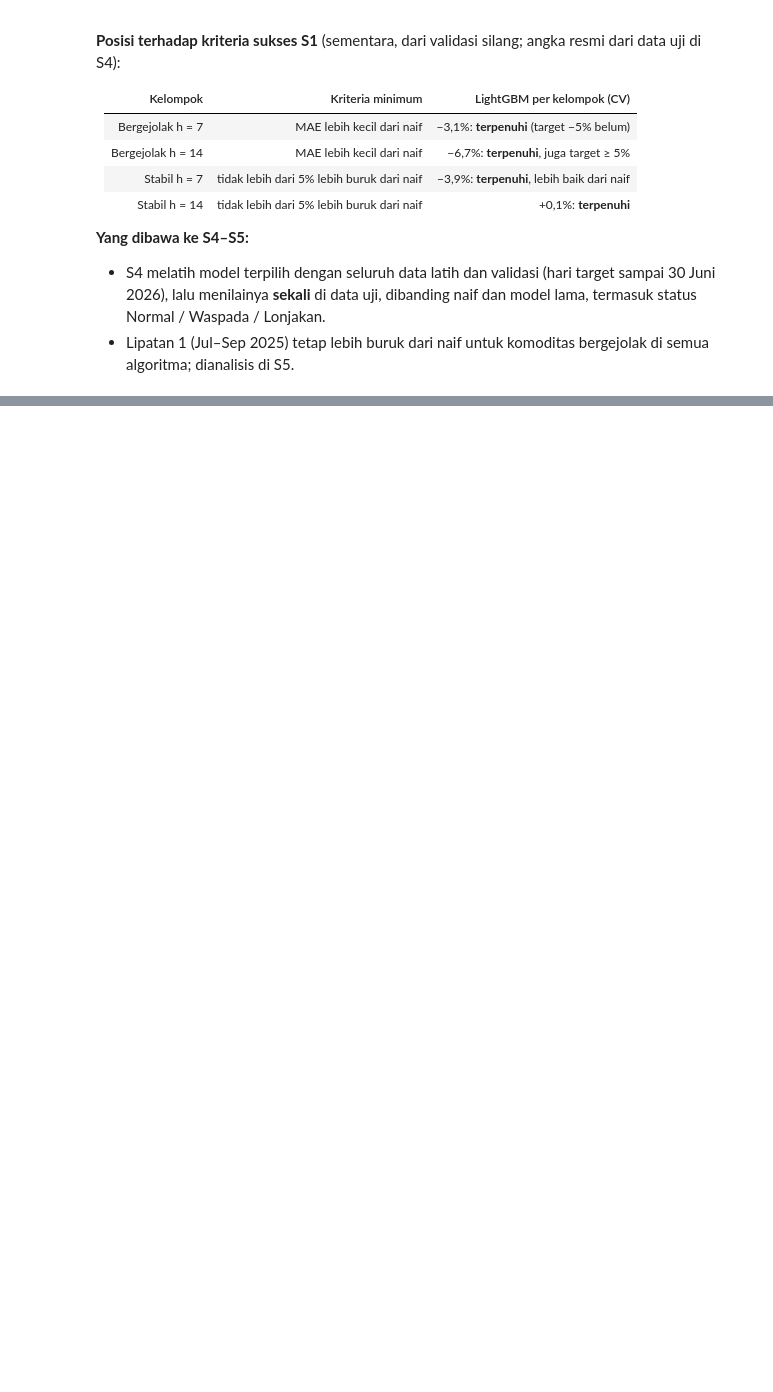
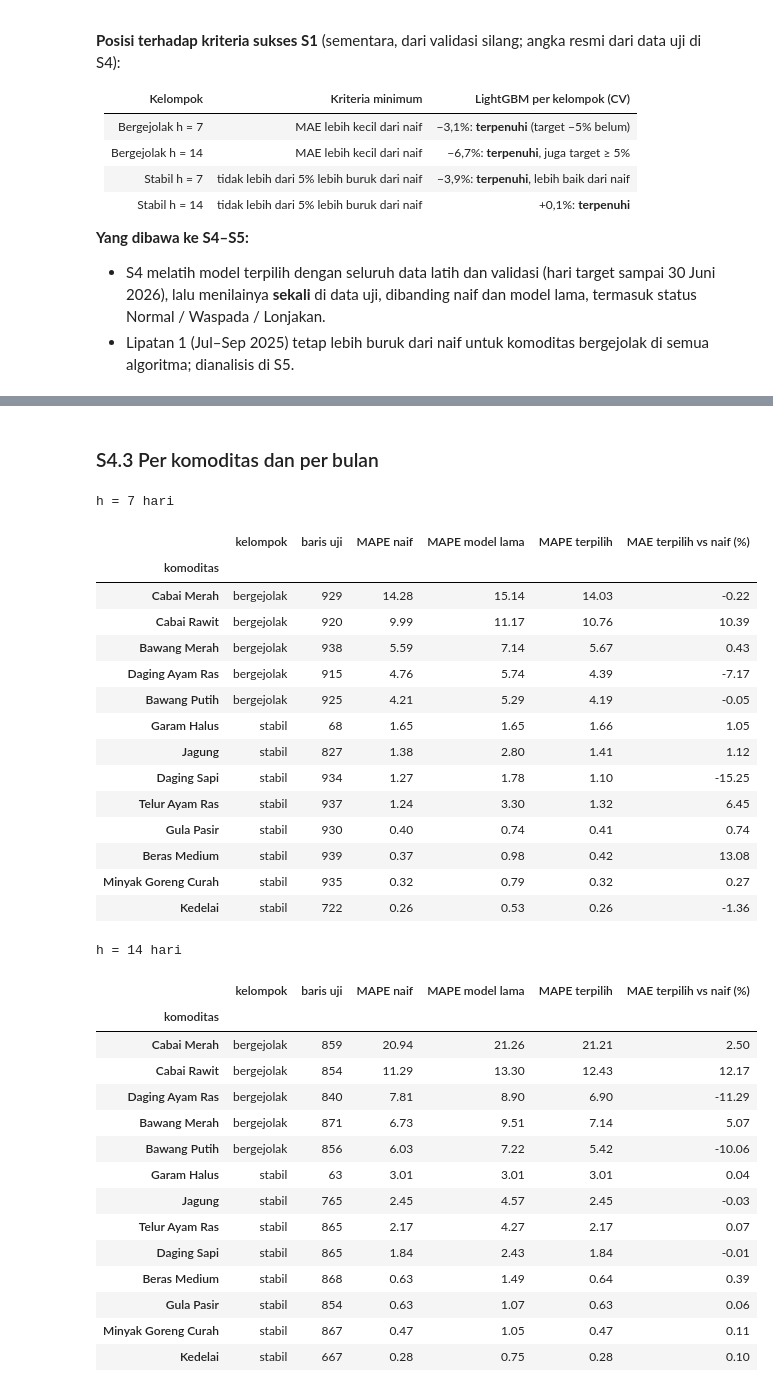
Before and after one commit to Arjunamelix/da-ds-2026-kelompok-04, a Jupyter notebook: notebooks/pemodelan.ipynb, the cells around one changed output, grey strips where cells are left out. Saved outputs shown, nothing was run; the diff lists cells and outputs as text; code cells hidden in the pictures; blank space fills up the shorter version.

```diff
--- a/notebooks/pemodelan.ipynb
+++ b/notebooks/pemodelan.ipynb
@@ -1274,0 +1428,20 @@ Alasan:
+# %%
+def bootstrap_selisih(g, kolom, n=1000, seed=SEED):
+    rng = np.random.default_rng(seed)
+    per = g.assign(e_m=np.abs(g.harga_t * (np.exp(g[kolom]) - np.exp(g.y))),
+                   e_n=np.abs(g.harga_t * (1 - np.exp(g.y)))).groupby("kunci")[["e_m", "e_n"]].agg(["sum", "size"])
+    s_m, s_n, cnt = per[("e_m", "sum")].values, per[("e_n", "sum")].values, per[("e_m", "size")].values
+    idx = rng.integers(len(per), size=(n, len(per)))
+    rasio = (s_m[idx].sum(1) / cnt[idx].sum(1)) / (s_n[idx].sum(1) / cnt[idx].sum(1))
+    return (s_m.sum() / s_n.sum() - 1) * 100, np.percentile((rasio - 1) * 100, [5, 95]), (rasio < 1).mean()
+
+baris = []
+for h in HORIZON:
+    for grup in ("bergejolak", "stabil", "semua"):
+        g = UJI[UJI.h == h] if grup == "semua" else UJI[(UJI.h == h) & (UJI.grup == grup)]
+        for lab in ("LightGBM per kelompok (terpilih)", "model lama"):
+            titik, (lo, hi), p_lebih_baik = bootstrap_selisih(g, lab)
+            baris.append({"h": h, "kelompok": grup, "model": lab, "MAE vs naif (%)": titik,
+                          "IK 90% bawah": lo, "IK 90% atas": hi, "peluang lebih baik dari naif": p_lebih_baik})
+BOOT = pd.DataFrame(baris).set_index(["h", "kelompok", "model"])
+display(BOOT.round(3))
@@ -1274,0 +1463,60 @@ Alasan:
+# %% [markdown]
+### S4.3 Per komoditas dan per bulan
+# %%
+LAB_T = "LightGBM per kelompok (terpilih)"
+per_kom = []
+for (h, kom), g in UJI.groupby(["h", "komoditas"]):
+    a = metrik(g.harga_t.values, g.y.values, np.zeros(len(g)))
+    b = metrik(g.harga_t.values, g.y.values, g["model lama"].values)
+    c = metrik(g.harga_t.values, g.y.values, g[LAB_T].values)
+    per_kom.append({"h": h, "komoditas": NAMA[kom], "kelompok": GRUP.get(kom, "stabil"), "baris uji": a["n"],
+                    "MAPE naif": a["MAPE"], "MAPE model lama": b["MAPE"], "MAPE terpilih": c["MAPE"],
+                    "MAE terpilih vs naif (%)": (c["MAE"] / a["MAE"] - 1) * 100})
+PER_KOM = pd.DataFrame(per_kom)
+for h in HORIZON:
+    print(f"h = {h} hari")
+    display(PER_KOM[PER_KOM.h == h].drop(columns="h").sort_values("MAPE naif", ascending=False).set_index("komoditas").round(2))
+
+# Deret yang lebih baik dari naif
+menang = []
+for (k, h), g in UJI.groupby(["kunci", "h"]):
+    a = metrik(g.harga_t.values, g.y.values, np.zeros(len(g)))["MAE"]
+    menang.append({"h": h, "terpilih": metrik(g.harga_t.values, g.y.values, g[LAB_T].values)["MAE"] < a,
+                   "model lama": metrik(g.harga_t.values, g.y.values, g["model lama"].values)["MAE"] < a,
+                   "sama dengan naif": np.isclose(metrik(g.harga_t.values, g.y.values, g[LAB_T].values)["MAE"], a)})
+menang = pd.DataFrame(menang).groupby("h").agg(deret=("terpilih", "size"), terpilih_lebih_baik=("terpilih", "sum"),
+                                                 model_lama_lebih_baik=("model lama", "sum"))
+display(menang)
+# %% [output]
+h = 7 hari
+|  | kelompok | baris uji | MAPE naif | MAPE model lama | MAPE terpilih | MAE terpilih vs naif (%) |
+| komoditas |  |  |  |  |  |  |
+| Cabai Merah | bergejolak | 929 | 14.28 | 15.14 | 14.03 | -0.22 |
+| Cabai Rawit | bergejolak | 920 | 9.99 | 11.17 | 10.76 | 10.39 |
+| Bawang Merah | bergejolak | 938 | 5.59 | 7.14 | 5.67 | 0.43 |
+| Daging Ayam Ras | bergejolak | 915 | 4.76 | 5.74 | 4.39 | -7.17 |
+| Bawang Putih | bergejolak | 925 | 4.21 | 5.29 | 4.19 | -0.05 |
+| Garam Halus | stabil | 68 | 1.65 | 1.65 | 1.66 | 1.05 |
+| Jagung | stabil | 827 | 1.38 | 2.80 | 1.41 | 1.12 |
+| Daging Sapi | stabil | 934 | 1.27 | 1.78 | 1.10 | -15.25 |
+| Telur Ayam Ras | stabil | 937 | 1.24 | 3.30 | 1.32 | 6.45 |
+| Gula Pasir | stabil | 930 | 0.40 | 0.74 | 0.41 | 0.74 |
+| Beras Medium | stabil | 939 | 0.37 | 0.98 | 0.42 | 13.08 |
+| Minyak Goreng Curah | stabil | 935 | 0.32 | 0.79 | 0.32 | 0.27 |
+| Kedelai | stabil | 722 | 0.26 | 0.53 | 0.26 | -1.36 |
+h = 14 hari
+|  | kelompok | baris uji | MAPE naif | MAPE model lama | MAPE terpilih | MAE terpilih vs naif (%) |
+| komoditas |  |  |  |  |  |  |
+| Cabai Merah | bergejolak | 859 | 20.94 | 21.26 | 21.21 | 2.50 |
+| Cabai Rawit | bergejolak | 854 | 11.29 | 13.30 | 12.43 | 12.17 |
+| Daging Ayam Ras | bergejolak | 840 | 7.81 | 8.90 | 6.90 | -11.29 |
+| Bawang Merah | bergejolak | 871 | 6.73 | 9.51 | 7.14 | 5.07 |
+| Bawang Putih | bergejolak | 856 | 6.03 | 7.22 | 5.42 | -10.06 |
+| Garam Halus | stabil | 63 | 3.01 | 3.01 | 3.01 | 0.04 |
+| Jagung | stabil | 765 | 2.45 | 4.57 | 2.45 | -0.03 |
+| Telur Ayam Ras | stabil | 865 | 2.17 | 4.27 | 2.17 | 0.07 |
+| Daging Sapi | stabil | 865 | 1.84 | 2.43 | 1.84 | -0.01 |
+| Beras Medium | stabil | 868 | 0.63 | 1.49 | 0.64 | 0.39 |
+| Gula Pasir | stabil | 854 | 0.63 | 1.07 | 0.63 | 0.06 |
+| Minyak Goreng Curah | stabil | 867 | 0.47 | 1.05 | 0.47 | 0.11 |
+| Kedelai | stabil | 667 | 0.28 | 0.75 | 0.28 | 0.10 |
```
Also changed, not shown: parts of 21 cells of this notebook, 6 other files.
